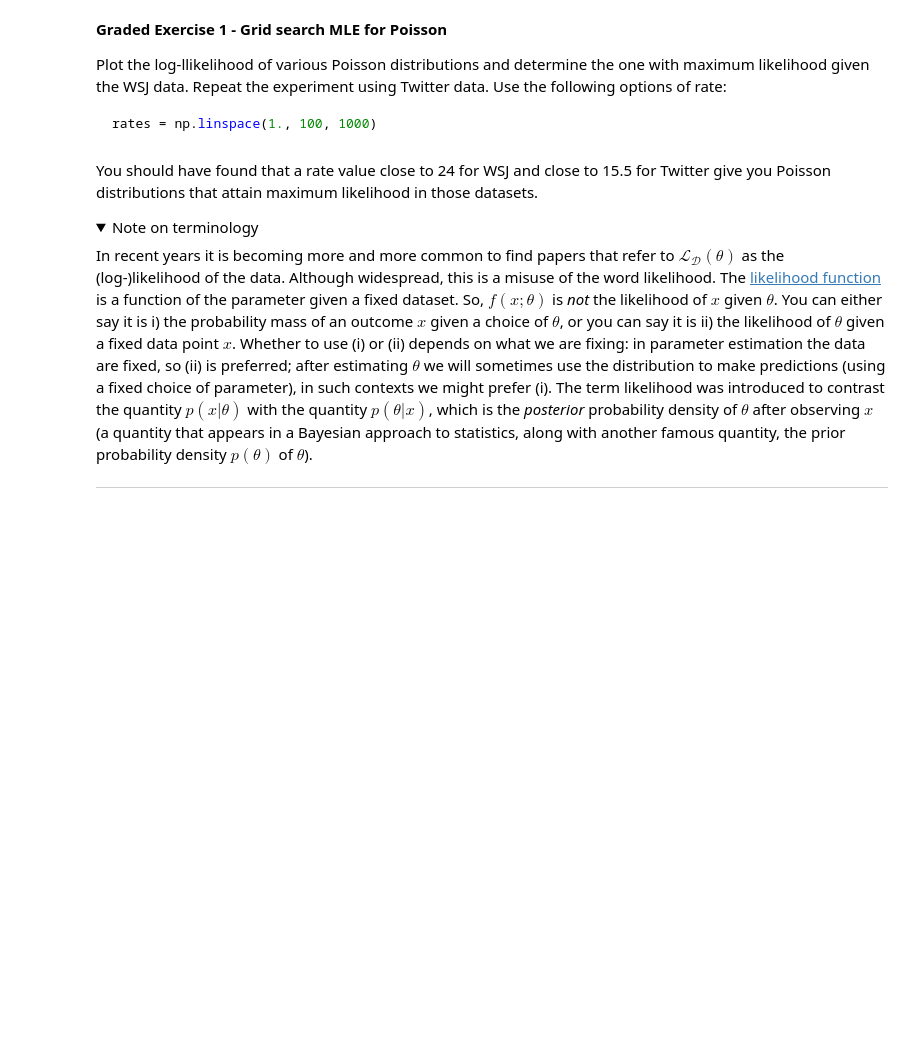
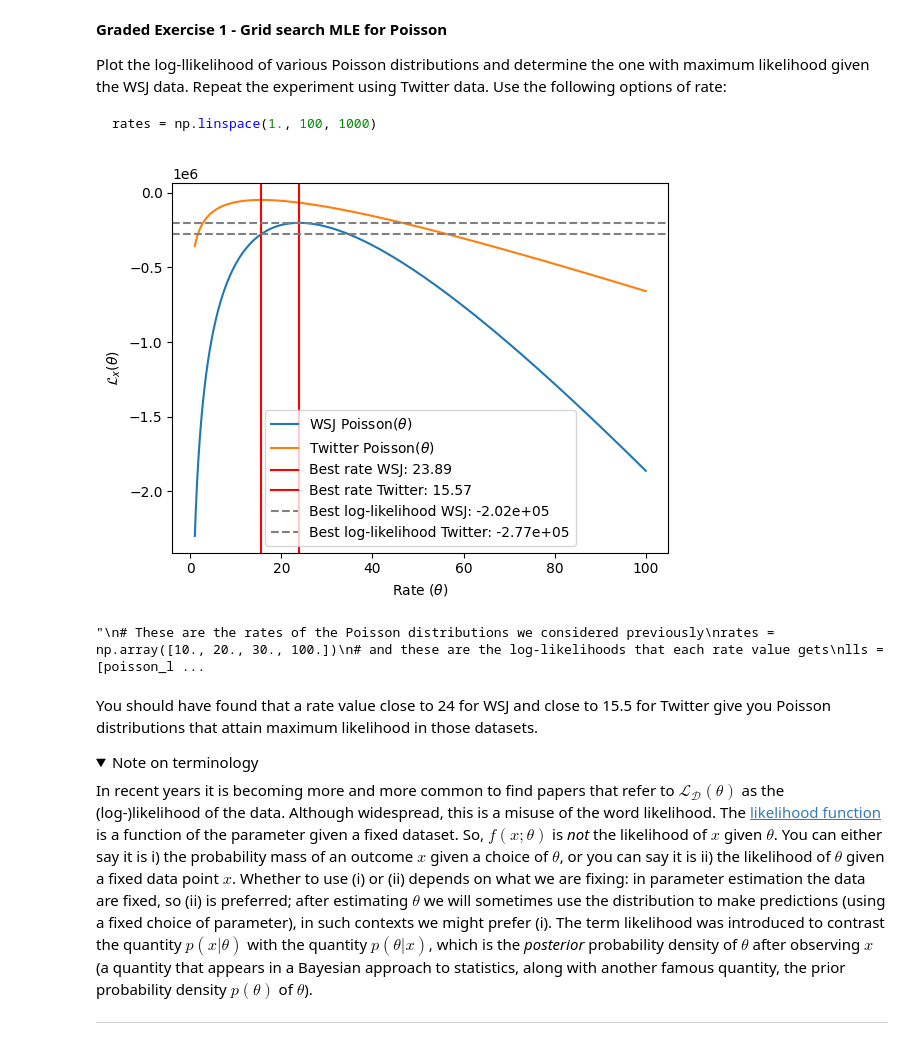
Before and after one commit to xsznr/NTMI, a Jupyter notebook: T1.ipynb, the cells around one changed output. Cells and saved outputs as stored; diff of their text form; code cells hidden in the pictures; folded sections open; blank space fills up the shorter version.

```diff
--- a/T1.ipynb
+++ b/T1.ipynb
@@ -861,3 +992,50 @@ rates = np.linspace(1., 100, 1000)
+# %%
+# CONTRIBUTE YOUR SOLUTION/CODE
+
+lls_wsj = [poisson_log_likelihood(rate, wsj_lens) for rate in rates]
+lls_twitter = [poisson_log_likelihood(rate, twitter_lens) for rate in rates]
+
+#plt.plot(rates, lls, '.', label=r'Poisson($\theta$)')
+plt.plot(rates, lls_wsj, label=r'WSJ Poisson($\theta$)')
+plt.plot(rates, lls_twitter, label=r'Twitter Poisson($\theta$)')
+
+argmax_wsj = np.argmax(lls_wsj)
+argmax_twitter = np.argmax(lls_twitter)
+
+best_rate_wsj = rates[argmax_wsj]
+best_rate_twitter = rates[argmax_twitter]
+
+plt.axvline(best_rate_wsj, c='r', label=f'Best rate WSJ: {best_rate_wsj:.2f}')
+plt.axvline(best_rate_twitter, c='r', label=f'Best rate Twitter: {best_rate_twitter:.2f}')
+
+plt.axhline(lls[argmax_wsj], c='gray', linestyle='dashed', label=f'Best log-likelihood WSJ: {lls[argmax_wsj]:.2e}')
+plt.axhline(lls[argmax_twitter], c='gray', linestyle='dashed', label=f'Best log-likelihood Twitter: {lls[argmax_twitter]:.2e}')
+
+plt.ylabel(r'$\mathcal{L}_x(\theta)$')
+plt.xlabel(r'Rate ($\theta$)')
+
+plt.legend()
+plt.show()
+
+
+
+'''
+# These are the rates of the Poisson distributions we considered previously
+rates = np.array([10., 20., 30., 100.])
+# and these are the log-likelihoods that each rate value gets
+lls = [poisson_log_likelihood(rate, wsj_lens) for rate in rates]
+_ = plt.plot(rates, lls, '.', label=r'Poisson($\theta$)')
+argmax = np.argmax(lls)
+best_rate = rates[argmax]
+_ = plt.axvline(best_rate, c='r', label=f'Best rate: {best_rate:.2f}')
+_ = plt.axhline(lls[argmax], c='gray', linestyle='dashed', label=f'Best log-likelihood: {lls[argmax]:.2e}')
+_ = plt.ylabel(r'$\mathcal{L}_x(\theta)$')
+_ = plt.xlabel(r'Rate ($\theta$)')
+_ = plt.legend()
+'''
+# %% [output]
+[figure, added]
+"\n# These are the rates of the Poisson distributions we considered previously\nrates = np.array([10., 20., 30., 100.])\n# and these are the log-likelihoods that each rate value gets\nlls = [poisson_l ...
 # %% [markdown]
 You should have found that a rate value close to 24 for WSJ and close to 15.5 for Twitter give you Poisson distributions that attain maximum likelihood in those datasets.
 
```
Also changed, not shown: parts of 46 cells of this notebook.
